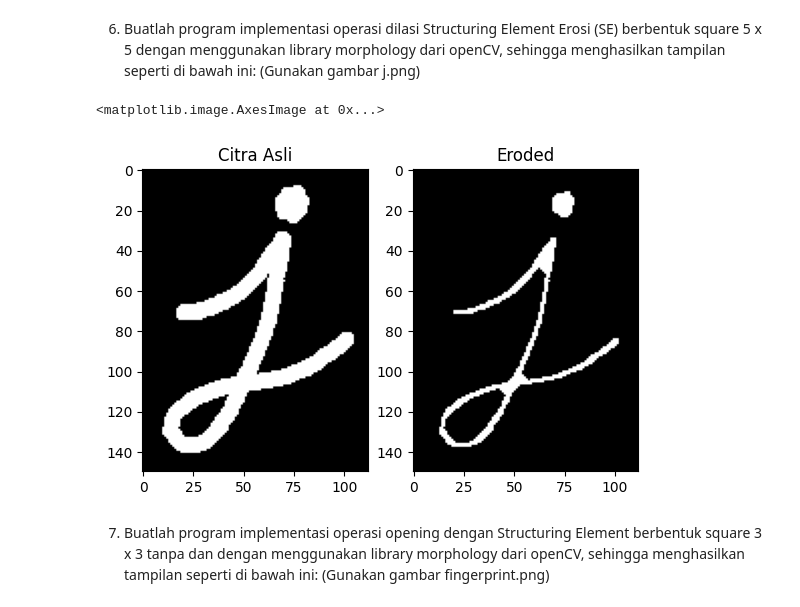
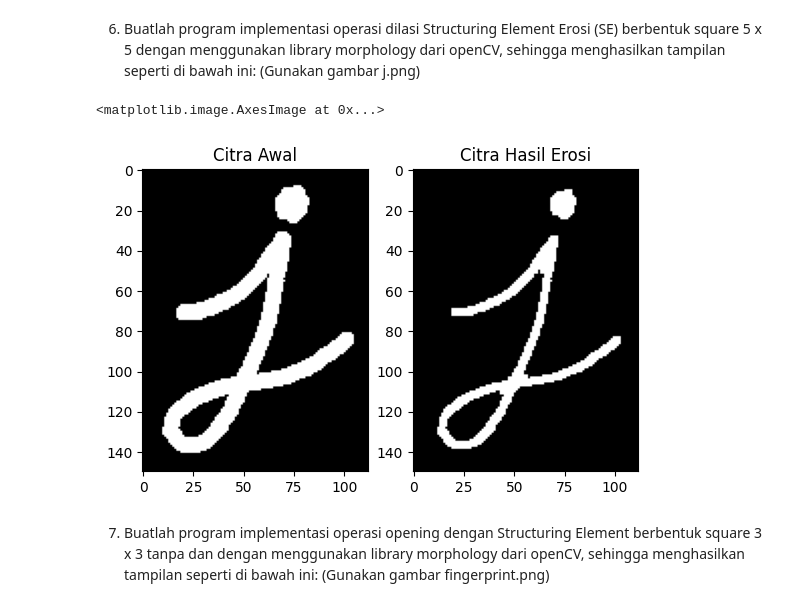
Before and after one commit to armand010/PCVK_Ganjil_2024, a Jupyter notebook: PCVK_Week_9_03.ipynb, the cells around one changed output. Drawn from its saved outputs; the diff is of its cells as text; code cells hidden in the pictures.

```diff
--- a/PCVK_Week_9_03.ipynb
+++ b/PCVK_Week_9_03.ipynb
@@ -80,6 +80,4 @@ Erosi (SE) berbentuk square 5 x 5 tanpa menggunakan library morphology dari
 openCV, sehingga menghasilkan tampilan seperti di bawah ini: (Gunakan gambar
 j.png)
 # %%
-jImg = cv2.imread('/content/drive/MyDrive/PCVK/j.png')
-
-plt.imshow(jImg)
+j_Img = cv2.imread('/content/drive/MyDrive/PCVK/j.png')
@@ -91,22 +128,26 @@ plt.imshow(jImg)
 square 5 x 5 dengan menggunakan library morphology dari openCV, sehingga
 menghasilkan tampilan seperti di bawah ini: (Gunakan gambar j.png)
 # %%
-jImg = cv2.imread('/content/drive/MyDrive/PCVK/j.png')
+# Gambar yang digunakan
+jImg = j_Img.copy()
 
-kernel = cv2.getStructuringElement(cv2.MORPH_CROSS, (3,3))
+# Buat kernel dengan Structuring Element
+kernel = cv2.getStructuringElement(cv2.MORPH_CROSS, (5,5))
 
-eroded_image = cv2.erode(jImg, kernel, iterations=3)
+# Fungsi erosi gambar
+eroded_image = cv2.erode(jImg, kernel, iterations=1)
 
+# Menampilkan Hasil
 plt.subplot(121)
-plt.title('Citra Asli')
+plt.title('Citra Awal')
 plt.imshow(jImg)
 
 plt.subplot(122)
-plt.title('Eroded')
+plt.title('Citra Hasil Erosi')
 plt.imshow(eroded_image)
 # %% [output]
 <matplotlib.image.AxesImage at 0x...>
-[figure, old version]
+[figure, new version]
 # %% [markdown]
 7. Buatlah program implementasi operasi opening dengan Structuring Element
 berbentuk square 3 x 3 tanpa dan dengan menggunakan library morphology dari
```
Also changed, not shown: parts of 2 cells of this notebook.
